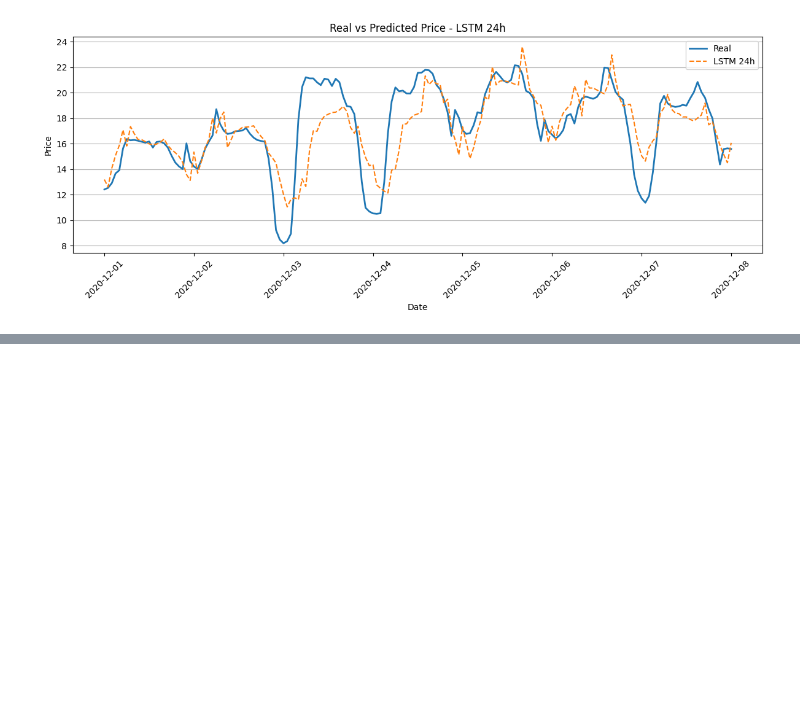
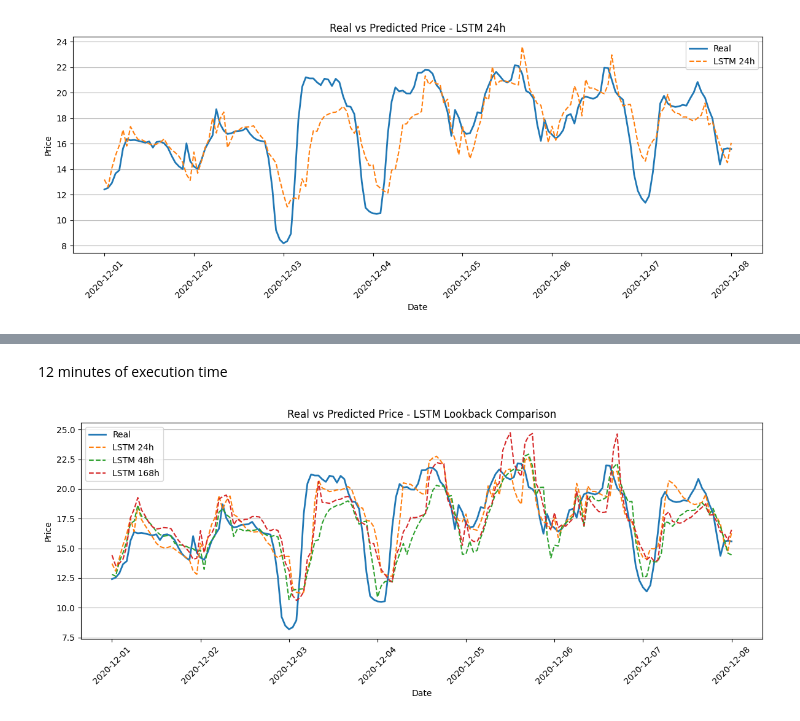
Before and after one commit to huugoox/tfg, a Jupyter notebook: notebooks/06_lstm_model.ipynb, the cells around one changed output, grey strips where cells are left out. Saved outputs shown, nothing was run; the diff lists cells and outputs as text; code cells hidden in the pictures; blank space fills up the shorter version.

Commit message:
More LSTM trials

```diff
--- a/notebooks/06_lstm_model.ipynb
+++ b/notebooks/06_lstm_model.ipynb
@@ -591,0 +753,36 @@ plt.show()
+# %% [markdown]
+12 minutes of execution time
+# %%
+# ============================================================
+# 22. PLOT MULTIPLE LSTM LOOKBACKS
+# ============================================================
+
+plt.figure(figsize=(12, 5))
+
+base_lb = lookbacks[0]
+
+plt.plot(
+    lstm_real_series[base_lb].index,
+    lstm_real_series[base_lb].values,
+    label="Real",
+    linewidth=2
+)
+
+for lb in lookbacks:
+    plt.plot(
+        lstm_predictions[lb].index,
+        lstm_predictions[lb].values,
+        label=f"LSTM {lb}h",
+        linestyle="--"
+    )
+
+plt.title("Real vs Predicted Price - LSTM Lookback Comparison")
+plt.xlabel("Date")
+plt.ylabel("Price")
+plt.legend()
+plt.grid(True, axis="y")
+plt.xticks(rotation=45)
+plt.tight_layout()
+plt.show()
+# %% [output]
+[figure, added]
```
Also changed, not shown: parts of 2 cells of this notebook.
